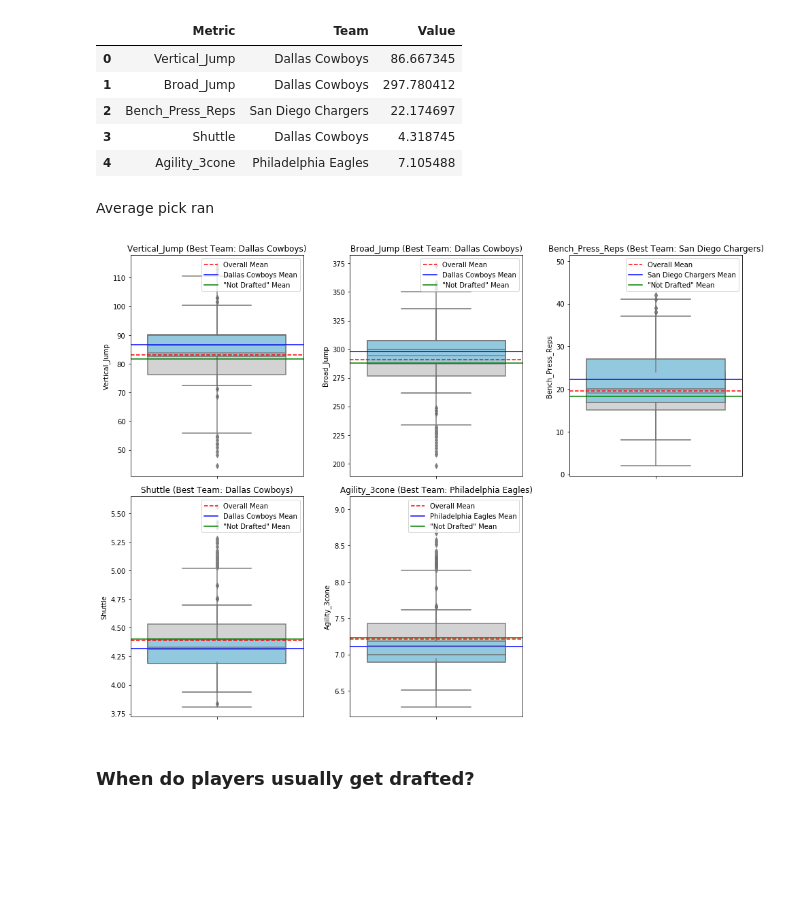
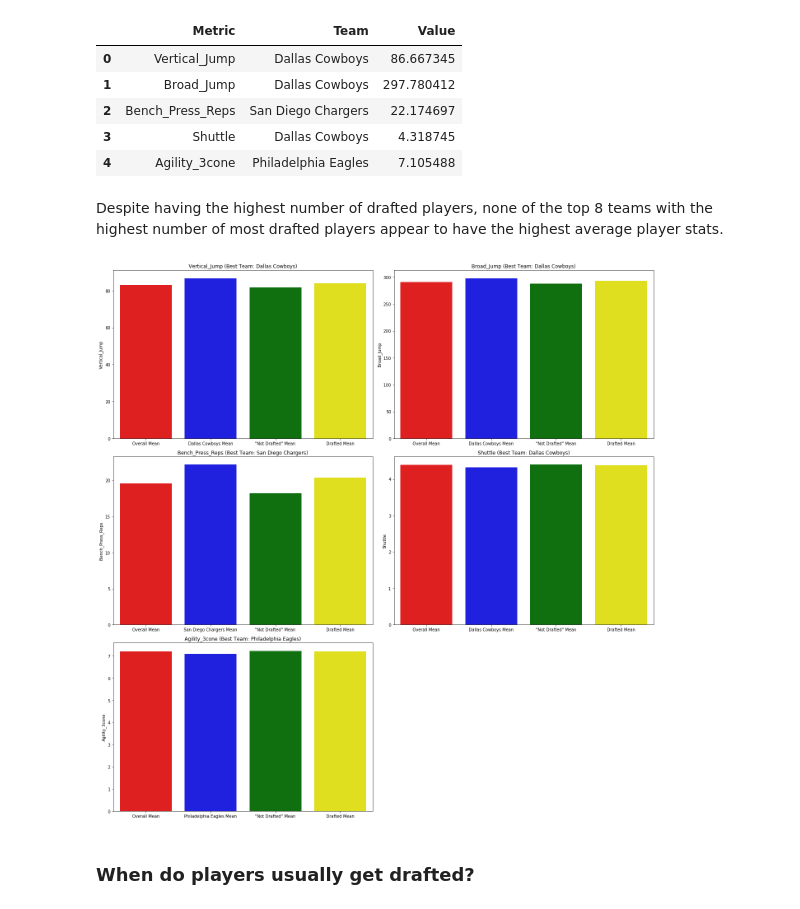
Before and after one commit to Gregcrooks75/NFL_analysis, a Jupyter notebook: Analysis2.ipynb, the cells around one changed output. Cells and saved outputs as stored; diff of their text form; code cells hidden in the pictures; blank space fills up the shorter version.

```diff
--- a/Analysis2.ipynb
+++ b/Analysis2.ipynb
@@ -387,6 +472,8 @@ high_corr_pairs = high_corr_pairs[high_corr_pairs[0] >= 0.7]
 
 # Step 2: Function to predict and fill missing values using multiple explanatory variables
 def fill_missing_values_multivariable(df, col_to_fill, explanatory_vars):
+    # One hot encoding categorical variables to include in the predictor
+    df = pd.get_dummies(df, columns=['Drafted', 'Position_Type'])
     # Separate the data into those with and without missing values
     non_null_df = df[df[col_to_fill].notnull()]
     null_df = df[df[col_to_fill].isnull()]
@@ -415,7 +502,7 @@ def fill_missing_values_multivariable(df, col_to_fill, explanatory_vars):
     return df[col_to_fill]
 
 # Step 3: Apply the model to fill missing values for each column
-columns_to_predict = ['Shuttle', 'Height', 'Weight', 'Sprint_40yd', 'Vertical_Jump', 'Bench_Press_Reps', 'Broad_Jump', 'Agility_3cone',]
+columns_to_predict = ['Shuttle', 'Height', 'Weight', 'Sprint_40yd', 'Vertical_Jump', 'Bench_Press_Reps', 'Broad_Jump', 'Agility_3cone', "Age"]
 
 for col in columns_to_predict:
     explanatory_vars = [c for c in columns_to_predict if c != col]
@@ -575,0 +1625,16 @@ We do notice that LSU has a much higher proportion of players being rejected fro
+# %%
+c = df.groupby(["School", "Player"]).size().reset_index()
+
+# Count the number of players per school
+player_counts = c["School"].value_counts()
+
+# Filter schools that have 10 or more players
+schools_with_10_or_more = player_counts[player_counts >= 3]
+
+# Filter the original dataframe to only include these schools
+filtered_df = df[df["School"].isin(schools_with_10_or_more.index)]
+
+# Display the filtered dataframe
+c = filtered_df.groupby(["School", "Drafted"]).size().unstack()
+c[np.isnan(c)] = 0
+c = c.divide(c.sum(1), axis=0)
@@ -656,9 +1838,12 @@ result
 | 2 | Bench_Press_Reps | San Diego Chargers | 22.174697 |
 | 3 | Shuttle | Dallas Cowboys | 4.318745 |
 | 4 | Agility_3cone | Philadelphia Eagles | 7.105488 |
-# %% [markdown]
-Average pick ran
+# %% [markdown]
+Despite having the highest number of drafted players, none of the top 8 teams with the highest number of most drafted players appear to have the highest average player stats.
 # %%
+import matplotlib.pyplot as plt
+import seaborn as sns
+
 # Group by 'Team' and calculate the mean for each metric
 team_means = df.groupby("Team").mean()
 
@@ -668,53 +1853,51 @@ highest_broad_jump_team = team_means['Broad_Jump'].idxmax()
 highest_bench_press_team = team_means['Bench_Press_Reps'].idxmax()
 lowest_shuttle_team = team_means['Shuttle'].idxmin()
 lowest_agility_3cone_team = team_means['Agility_3cone'].idxmin()
 
 # Create a dictionary of the best teams for each metric
 best_teams = {
     'Vertical_Jump': highest_vertical_jump_team,
     'Broad_Jump': highest_broad_jump_team,
     'Bench_Press_Reps': highest_bench_press_team,
     'Shuttle': lowest_shuttle_team,
     'Agility_3cone': lowest_agility_3cone_team
 }
 
 # Define the competencies/skills
 competencies = ['Vertical_Jump', 'Broad_Jump', 'Bench_Press_Reps', 'Shuttle', 'Agility_3cone']
 
-# Create boxplots for each competency with overall data and highlight the team with the highest/lowest average
-plt.figure(figsize=(14, 10))
+# Create bar plots for each competency, showing the overall mean and the best team's mean
+plt.figure(figsize=(19, 19))
 for i, skill in enumerate(competencies, 1):
-    plt.subplot(2, 3, i)
+    plt.subplot(3, 2, i)
 
-    # Boxplot for the overall dataset
-    sns.boxplot(y=df[skill], color='lightgrey')
+    # Calculate the overall mean
+    overall_mean = df[skill].mean()
 
-    # Identify the team with the highest/lowest average for this skill
+    # Identify the best team for the current skill
     best_team = best_teams[skill]
-    best_team_data = df[df['Team'] == best_team]
+    best_team_mean = team_means.loc[best_team, skill]
 
-    # Overlay the boxplot for the best team's data
-    sns.boxplot(y=best_team_data[skill], color='skyblue')
+    # Calculate the mean for "Not Drafted" players
+    not_drafted_mean = df[df['Team'] == 'Not Drafted'][skill].mean()
 
-    # Calculate and plot the overall mean
-    overall_mean = df[skill].mean()
-    plt.axhline(overall_mean, color='red', linestyle='--', label='Overall Mean')
+    # Calculate the mean for "Not Drafted" players
+    drafted_mean = df[df['Drafted'] == 'Yes'][skill].mean()
 
-    # Calculate and plot the best team's mean
-    best_team_mean = best_team_data[skill].mean()
-    plt.axhline(best_team_mean, color='blue', linestyle='-', label=f'{best_team} Mean')
+    # Plot the means using bar plots
+    means = [overall_mean, best_team_mean, not_drafted_mean, drafted_mean]
+    labels = ['Overall Mean', f'{best_team} Mean', '"Not Drafted" Mean', "Drafted Mean"]
+    colors = ['red', 'blue', 'green', "yellow"]
 
-    # Calculate and plot the mean for "Not Drafted" players
-    not_drafted_mean = df[df['Team'] == 'Not Drafted'][skill].mean()
-    plt.axhline(not_drafted_mean, color='green', linestyle='-', label='"Not Drafted" Mean')
+    sns.barplot(x=labels, y=means, palette=colors)
 
     plt.title(f'{skill} (Best Team: {best_team})')
-    plt.legend(loc='upper right')
+    plt.ylabel(skill)
 
 plt.tight_layout()
 plt.show()
 # %% [output]
-[figure, old version]
+[figure, new version]
 # %% [markdown]
 ### <b> When do players usually get drafted? </b>
 # %% [markdown]
```
Also changed, not shown: parts of 132 cells of this notebook.
